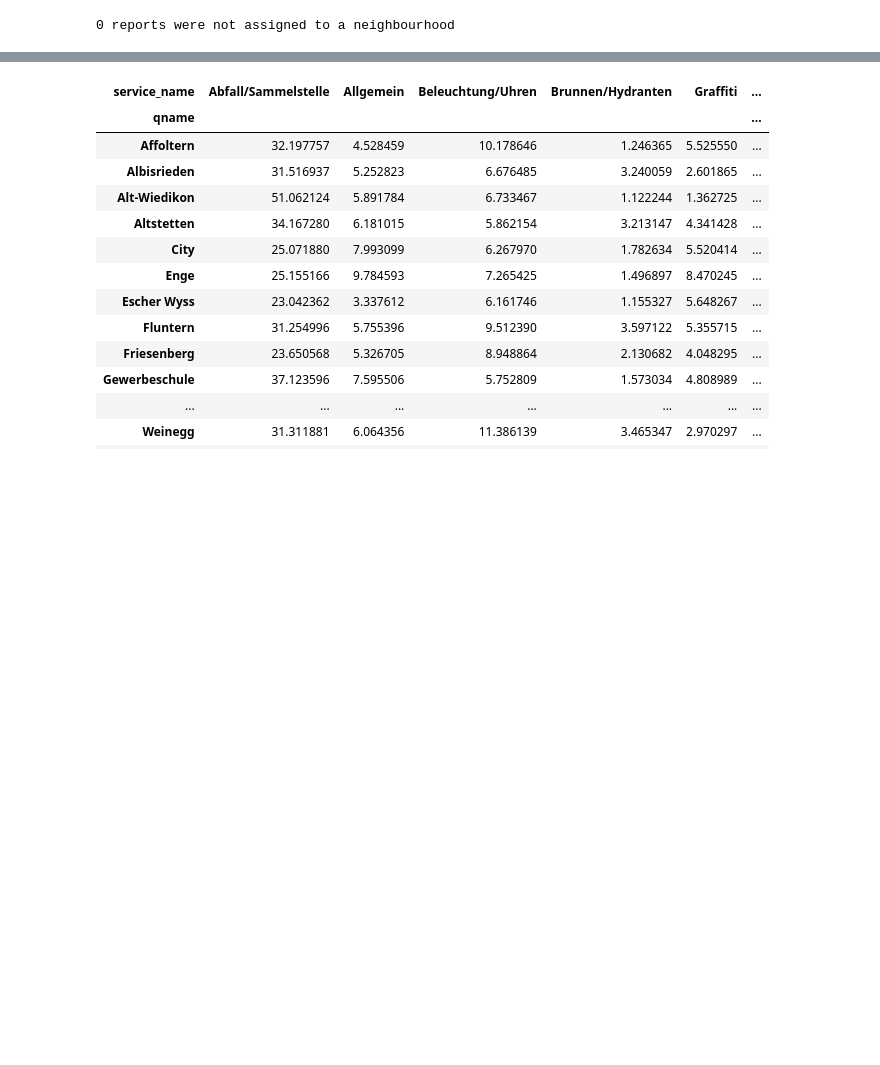
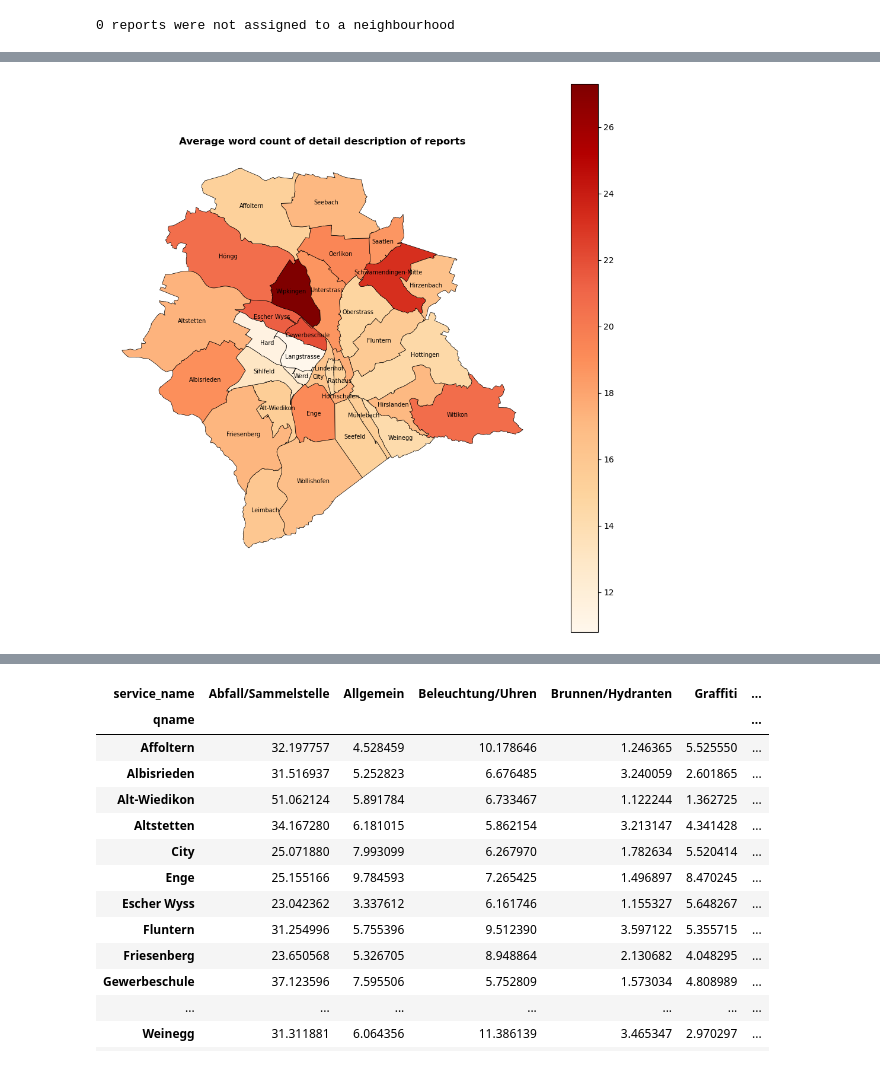
Before and after one commit to lukasgoetz-debug/sds210-project-lukas-goetz, a Jupyter notebook: notebooks/sds_proj_analysis.ipynb, the cells around one changed output, grey strips where cells are left out. Saved outputs shown, nothing was run; the diff lists cells and outputs as text; code cells hidden in the pictures; blank space fills up the shorter version.

Commit message:
Finished first version of research question analysis and did visualizations for research questions (1)-(3)

```diff
--- a/notebooks/sds_proj_analysis.ipynb
+++ b/notebooks/sds_proj_analysis.ipynb
@@ -4,11 +7,11 @@ import geopandas as gpd
 # %%
 # 1. Loading the cleaned data of Zueriwieneu requests, neighbourhoods and population
-
 reports_gdf = gpd.read_file("../data/cleaned/stzh.zwn_meldungen_p_cleaned.gpkg")
 pop_quartiere_gdf = gpd.read_file("../data/cleaned/pop_quartiere_2013_2025.gpkg")
+quartiere_gdf = gpd.read_file("../data/raw/quartiere.gpkg", layer="stzh.adm_statistische_quartiere_v")
+quartiere_labels_gdf = gpd.read_file("../data/raw/quartiere.gpkg", layer="stzh.adm_statistische_quartiere_b_p")
 
 # 2. Assign reports to their nearest neighbourhoods (a few lie just directly outside the city boarder, thus "nearest" was used instead of "within" or "intersects")
-
 reports_quartier = gpd.sjoin_nearest(
     reports_gdf,
     pop_quartiere_gdf,
@@ -16,5 +19,10 @@ reports_quartier = gpd.sjoin_nearest(
 )
 
 print(f"{reports_quartier['qname'].isna().sum()} reports were not assigned to a neighbourhood")
+
+# 3. Define output file path
+output_fp = Path(
+    "C:/Users/lukas/OneDrive/Desktop/Privat/UZH/FS 26/Spatial Programming/sds210_project/outputs"
+)
 # %% [output]
 0 reports were not assigned to a neighbourhood
@@ -151,7 +233,7 @@ reports_quartier["word_count"] = (
 )
 
 # Average words per neighbourhood
-detail_by_quartier = (
+avg_word_count = (
     reports_quartier
     .groupby("qname")["word_count"]
     .mean()
@@ -159,5 +241,62 @@ detail_by_quartier = (
     .sort_values("avg_word_count", ascending=False)
 )
 
-display(detail_by_quartier)
+# Merge to quartier_analysis to map on the neighbourhod polygons
+quartier_analysis = quartier_analysis.merge(
+    avg_word_count,
+    on="qname",
+    how="left"
+)
+
+# plot report length as choropleths of neighbourhoods
+fig, ax = plt.subplots(figsize=(12, 12))
+
+# use same colormap
+cmap = "OrRd"
+
+quartier_analysis.plot(
+    column="avg_word_count",
+    cmap=cmap,
+    legend=True,
+    edgecolor="black",
+    linewidth=0.5,
+    ax=ax
+)
+
+ax.set_title("Average word count of detail description of reports",
+    fontsize=12,
+    fontweight="bold"
+)
+ax.axis("off")
+
+
+# add neighbourhood labels from label points layer
+for idx, row in quartiere_labels_gdf.iterrows():
+    x = row.geometry.x
+    y = row.geometry.y
+
+    # manual adjustments of two overlapping labels in the centre
+    if row["name"] == "Lindenhof":
+        y += 100
+
+    if row["name"] == "Rathaus":
+        y -= 200
+
+    ax.text(
+        x,
+        y,
+        row["name"],
+        fontsize=7,
+        ha="center",
+        va="center"
+    )
+
+# save figure to output-folder
+plt.savefig(
+    output_fp / "choropleth_word_count.png",
+    dpi=300,
+    bbox_inches="tight"
+)
+
+plt.show()
 # %% [output]
@@ -181,3 +303,4 @@ display(detail_by_quartier)
+[figure, added]
 # %%
 # (3) How long does the processing of the reports by the council take? Did it change over time and neighbourhoods? (only for reports with "status"="fixed - council")
 
```
Also changed, not shown: parts of 6 cells of this notebook, 2 other files.
